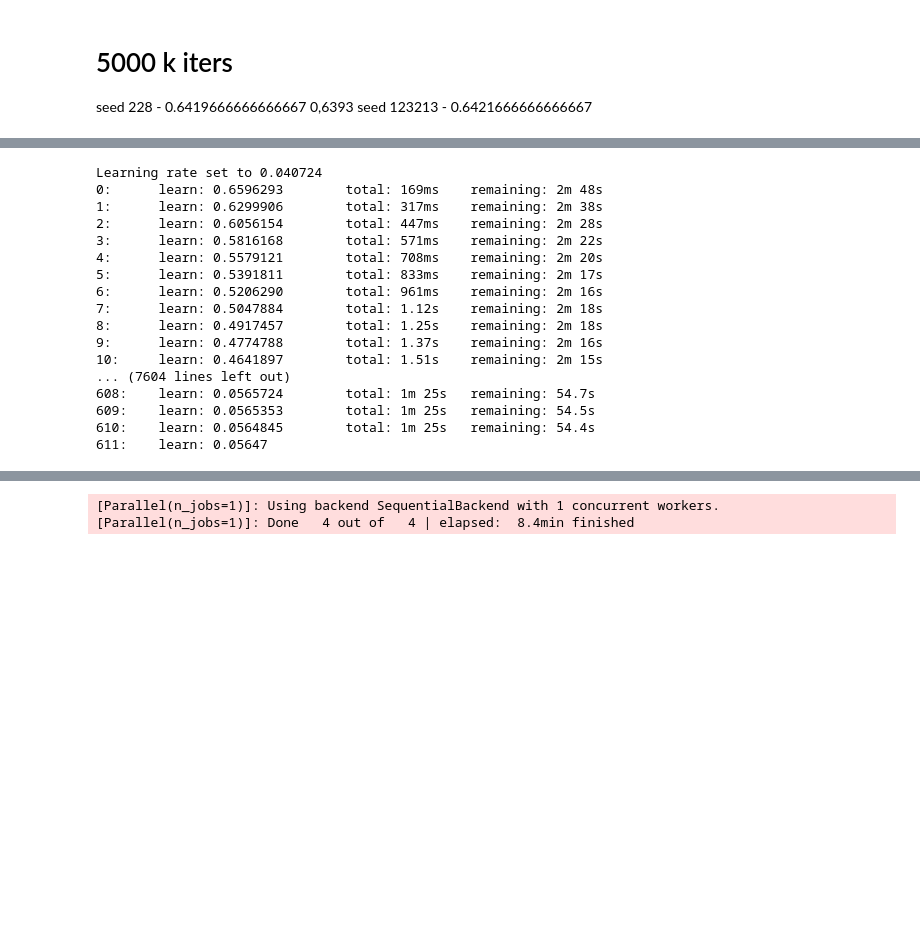
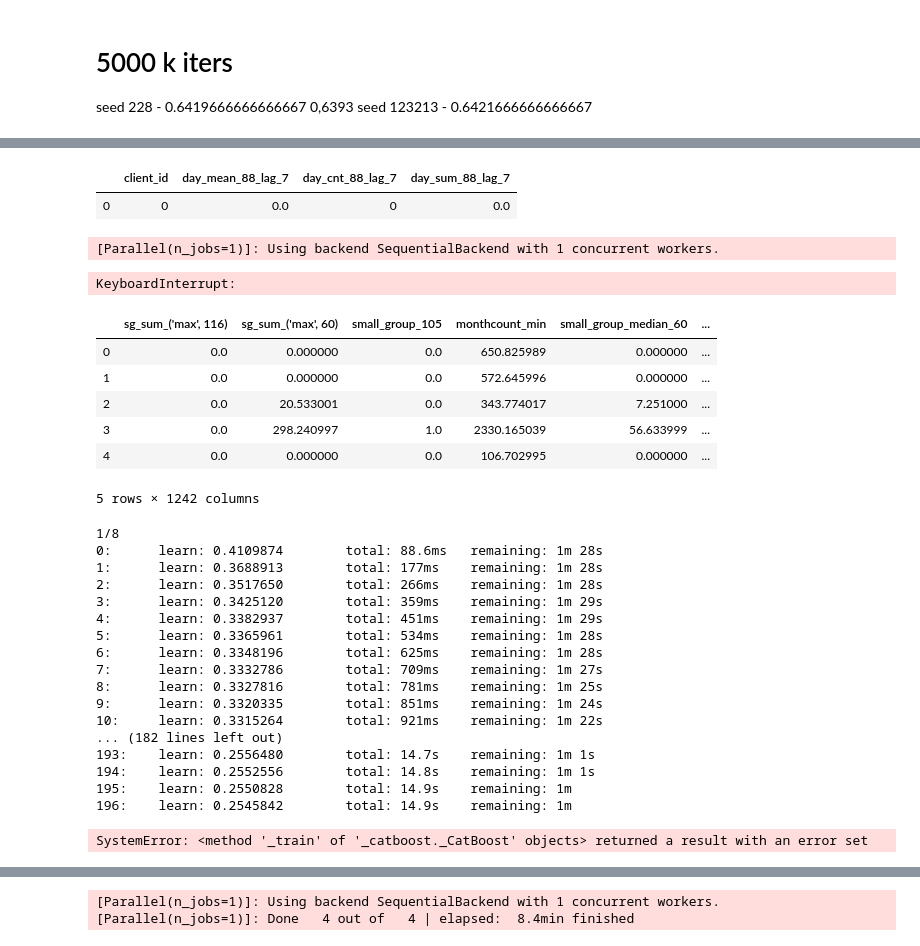
Before and after one commit to poteminr/ai_academy20hack, a Jupyter notebook: MAIN.ipynb, the cells around one changed output, grey strips where cells are left out. Drawn from its saved outputs; the diff is of its cells as text; code cells hidden in the pictures; blank space fills up the shorter version.

```diff
--- a/MAIN.ipynb
+++ b/MAIN.ipynb
@@ -225,6 +207,11 @@ common_features = list(set(train_preproc.columns).intersection(set(test.columns)
 len(common_features)
 # %% [output]
 1194
+# %%
+lag_train = pd.read_csv("proces/lag_train.csv", index_col=0)
+lag_test = pd.read_csv("proces/lag_test.csv", index_col=0)
+train_preproc = train_preproc.merge(lag_train, on = "client_id")
+test_preproc = test_preproc.merge(lag_test, on = "client_id")
 # %%
 TO_PREDICT = ['27', '32', '41', '45', '67', '73', '81', '88']
 
@@ -245,0 +221,3 @@ train_data.shape
+# %%
+train_data["client_dk"] = train_preproc.client_id
+test_data["client_dk"] = test_preproc.client_id
@@ -246,3 +237,6 @@ train_data.shape
+# %%
+train_data = pd.concat([train_data, train_preproc[lag_train.columns[1:]] ], axis=1)
+test_data = pd.concat([test_data, test_preproc[lag_test.columns[1:]] ], axis=1)
 # %%
 from sklearn.model_selection import train_test_split, cross_validate, cross_val_score
 import catboost as cb
@@ -254,0 +292,3 @@ TO_PREDICT = ['27', '32', '41', '45', '67', '73', '81', '88']
+# %%
+model = cb.CatBoostClassifier(iterations = 500)
+model.fit(train_data, y_train["88"])
@@ -284,3 +331,29 @@ print(score)
+# %%
+lag_train.head(1)
+# %% [output]
+|  | client_id | day_mean_88_lag_7 | day_cnt_88_lag_7 | day_sum_88_lag_7 |
+| 0 | 0 | 0.0 | 0 | 0.0 |
+# %%
+score = average_score(
+    cb.CatBoostClassifier(logging_level="Silent", learning_rate=0.05, iterations = 1000, task_type="GPU"),
+    TO_PREDICT,
+    train_data,
+    y_train
+)
+print(score)
+# %% [output]
+[Parallel(n_jobs=1)]: Using backend SequentialBackend with 1 concurrent workers.
+KeyboardInterrupt:
+# %%
+train_data.to_csv("proces/train")
+# %% [output]
+|  | sg_sum_('max', 116) | sg_sum_('max', 60) | small_group_105 | monthcount_min | small_group_median_60 | ... |
+| 0 | 0.0 | 0.000000 | 0.0 | 650.825989 | 0.000000 | ... |
+| 1 | 0.0 | 0.000000 | 0.0 | 572.645996 | 0.000000 | ... |
+| 2 | 0.0 | 20.533001 | 0.0 | 343.774017 | 7.251000 | ... |
+| 3 | 0.0 | 298.240997 | 1.0 | 2330.165039 | 56.633999 | ... |
+| 4 | 0.0 | 0.000000 | 0.0 | 106.702995 | 0.000000 | ... |
+5 rows × 1242 columns
 # %%
 def predict(model):
     pred = []
@@ -293,22 +366,23 @@ def predict(model):
 
     return dict(zip(TO_PREDICT, pred))
 # %%
-prediction = predict(cb.CatBoostClassifier())
+prediction = predict(cb.CatBoostClassifier(learning_rate=0.5, iterations = 1000, task_type="GPU"))
 # %% [output]
-Learning rate set to 0.040724
-0:      learn: 0.6596293        total: 169ms    remaining: 2m 48s
-1:      learn: 0.6299906        total: 317ms    remaining: 2m 38s
-2:      learn: 0.6056154        total: 447ms    remaining: 2m 28s
-3:      learn: 0.5816168        total: 571ms    remaining: 2m 22s
-4:      learn: 0.5579121        total: 708ms    remaining: 2m 20s
-5:      learn: 0.5391811        total: 833ms    remaining: 2m 17s
-6:      learn: 0.5206290        total: 961ms    remaining: 2m 16s
-7:      learn: 0.5047884        total: 1.12s    remaining: 2m 18s
-8:      learn: 0.4917457        total: 1.25s    remaining: 2m 18s
-9:      learn: 0.4774788        total: 1.37s    remaining: 2m 16s
-10:     learn: 0.4641897        total: 1.51s    remaining: 2m 15s
-... (7604 lines left out)
-608:    learn: 0.0565724        total: 1m 25s   remaining: 54.7s
-609:    learn: 0.0565353        total: 1m 25s   remaining: 54.5s
-610:    learn: 0.0564845        total: 1m 25s   remaining: 54.4s
-611:    learn: 0.05647
+1/8
+0:      learn: 0.4109874        total: 88.6ms   remaining: 1m 28s
+1:      learn: 0.3688913        total: 177ms    remaining: 1m 28s
+2:      learn: 0.3517650        total: 266ms    remaining: 1m 28s
+3:      learn: 0.3425120        total: 359ms    remaining: 1m 29s
+4:      learn: 0.3382937        total: 451ms    remaining: 1m 29s
+5:      learn: 0.3365961        total: 534ms    remaining: 1m 28s
+6:      learn: 0.3348196        total: 625ms    remaining: 1m 28s
+7:      learn: 0.3332786        total: 709ms    remaining: 1m 27s
+8:      learn: 0.3327816        total: 781ms    remaining: 1m 25s
+9:      learn: 0.3320335        total: 851ms    remaining: 1m 24s
+10:     learn: 0.3315264        total: 921ms    remaining: 1m 22s
+... (182 lines left out)
+193:    learn: 0.2556480        total: 14.7s    remaining: 1m 1s
+194:    learn: 0.2552556        total: 14.8s    remaining: 1m 1s
+195:    learn: 0.2550828        total: 14.9s    remaining: 1m
+196:    learn: 0.2545842        total: 14.9s    remaining: 1m
+SystemError: <method '_train' of '_catboost._CatBoost' objects> returned a result with an error set
```
Also changed, not shown: parts of 37 cells of this notebook, 2 other files.
